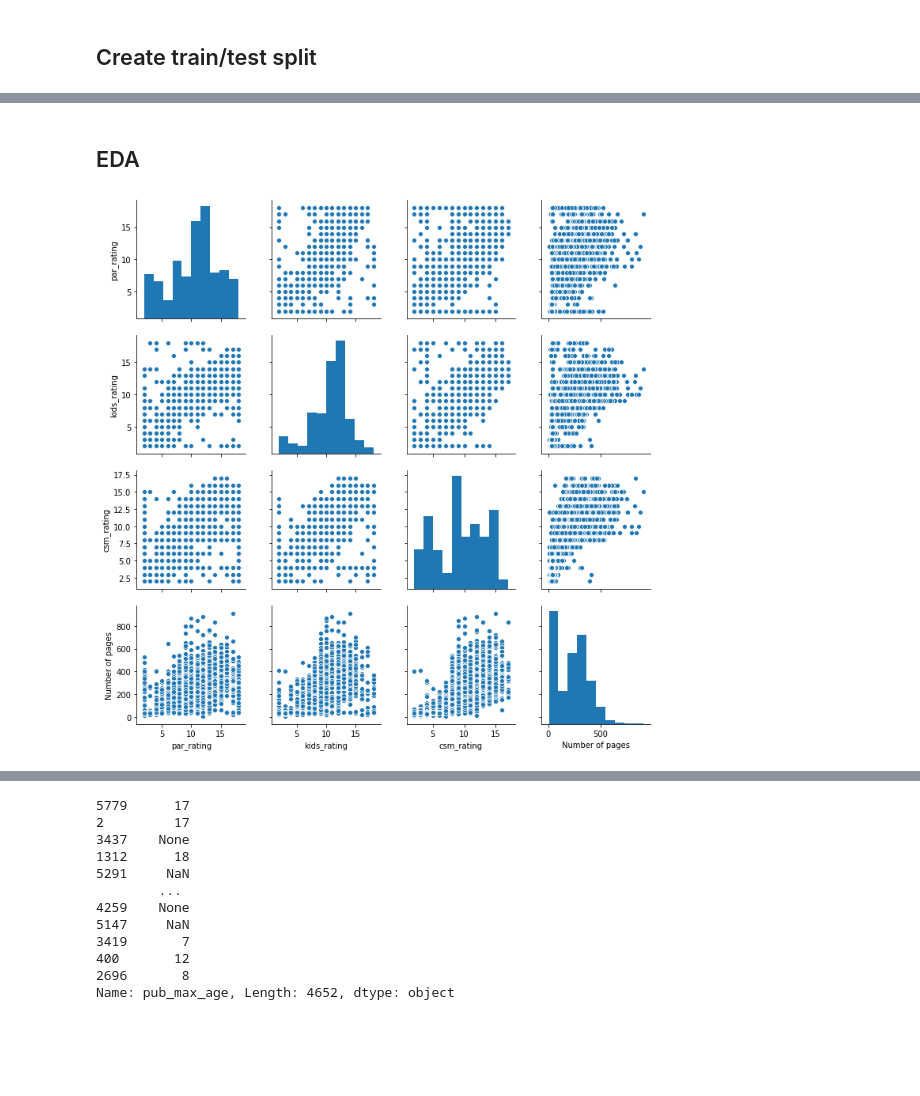
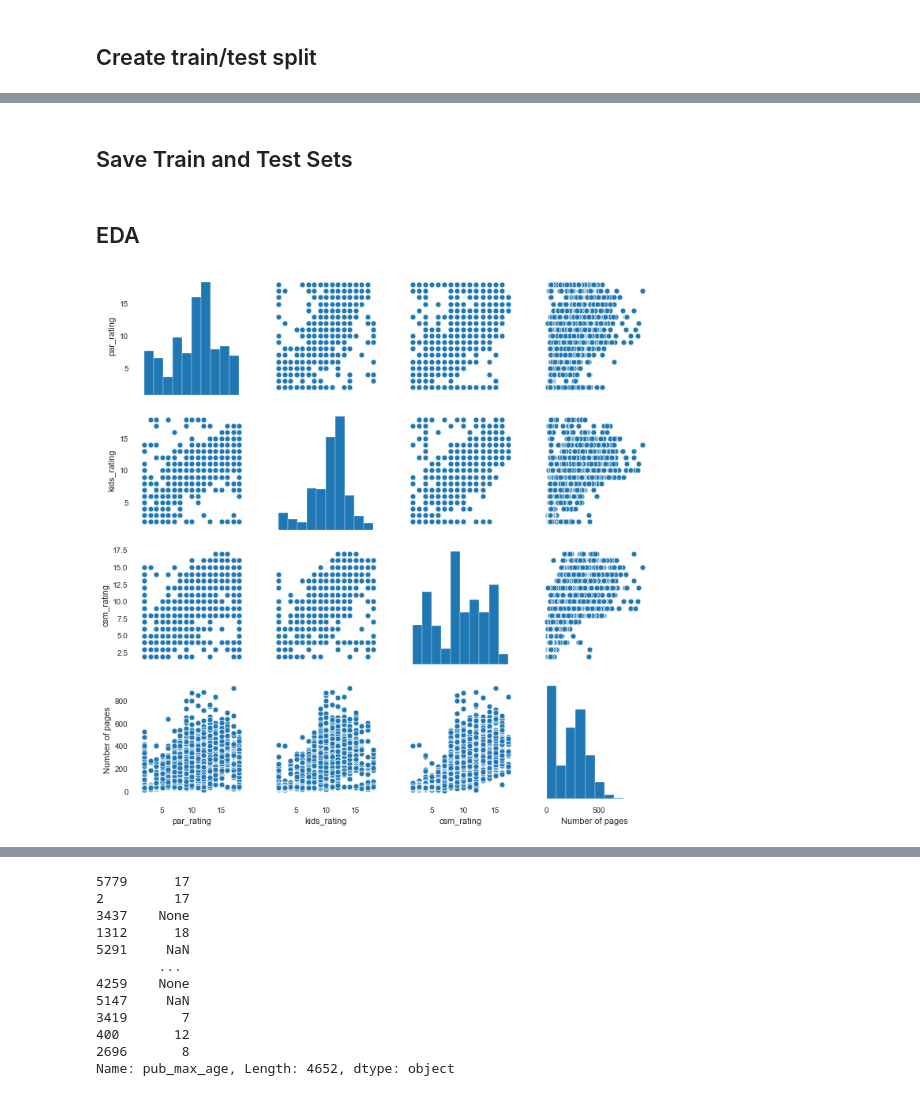
Before and after one commit to educatorsRlearners/book-maturity, a Jupyter notebook: 05_Split_Data_EDA.ipynb, the cells around one changed output, grey strips where cells are left out. Saved outputs shown, nothing was run; the diff lists cells and outputs as text; code cells hidden in the pictures; blank space fills up the shorter version.

```diff
--- a/05_Split_Data_EDA.ipynb
+++ b/05_Split_Data_EDA.ipynb
@@ -20,6 +21,6 @@ df.head()
 split = StratifiedShuffleSplit(n_splits=1, test_size=0.2, random_state=13)
 # %%
 for train_index, test_index in split.split(df, df['csm_rating']):
-    strat_train_set = df.loc[train_index]
-    strat_test_set = df.loc[test_index]
+    train_set = df.loc[train_index]
+    test_set = df.loc[test_index]
 # %%
@@ -64,0 +76,2 @@ Name: csm_rating, dtype: float64
+# %% [markdown]
+## Save Train and Test Sets
@@ -65,6 +81,6 @@ Name: csm_rating, dtype: float64
 # %% [markdown]
 ## EDA
 # %%
-sns.pairplot(strat_train_set);
+sns.pairplot(train_set);
 # %% [output]
-[figure, old version]
+[figure, new version]
```
Also changed, not shown: parts of 20 cells of this notebook, 4 other files.
